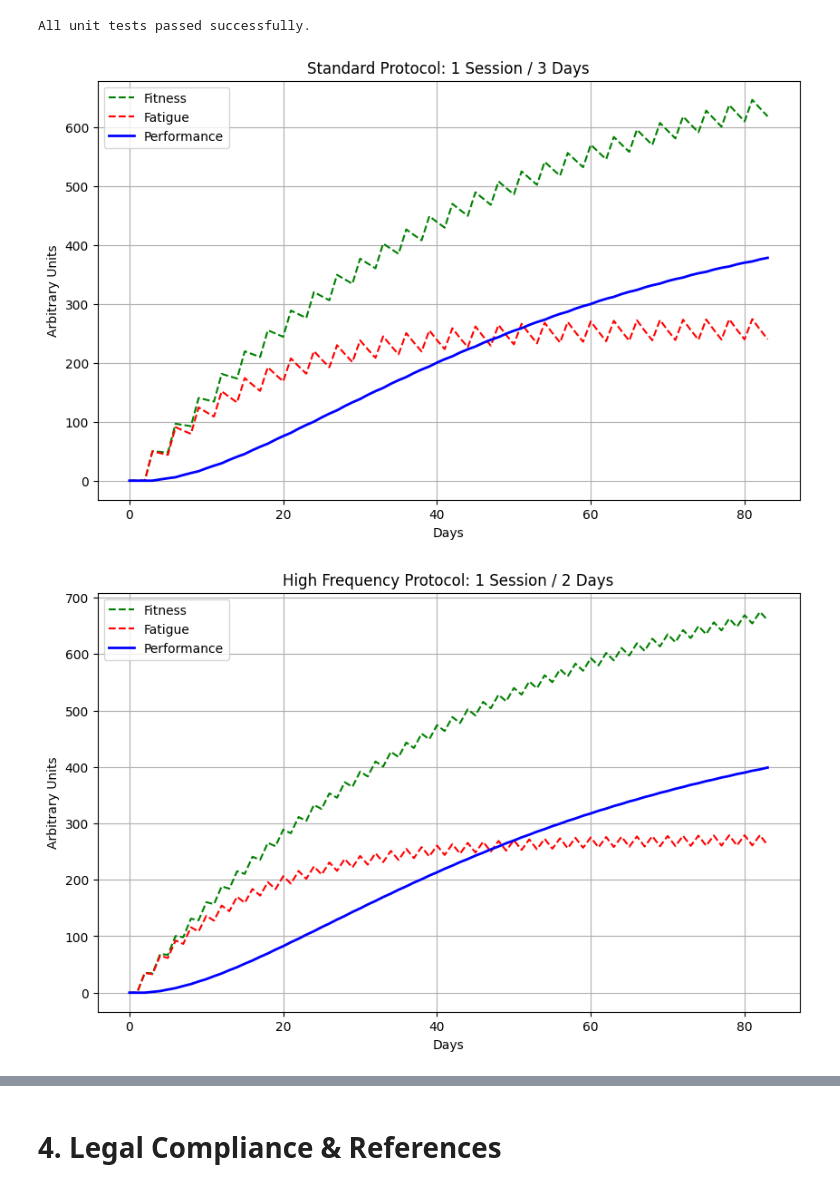
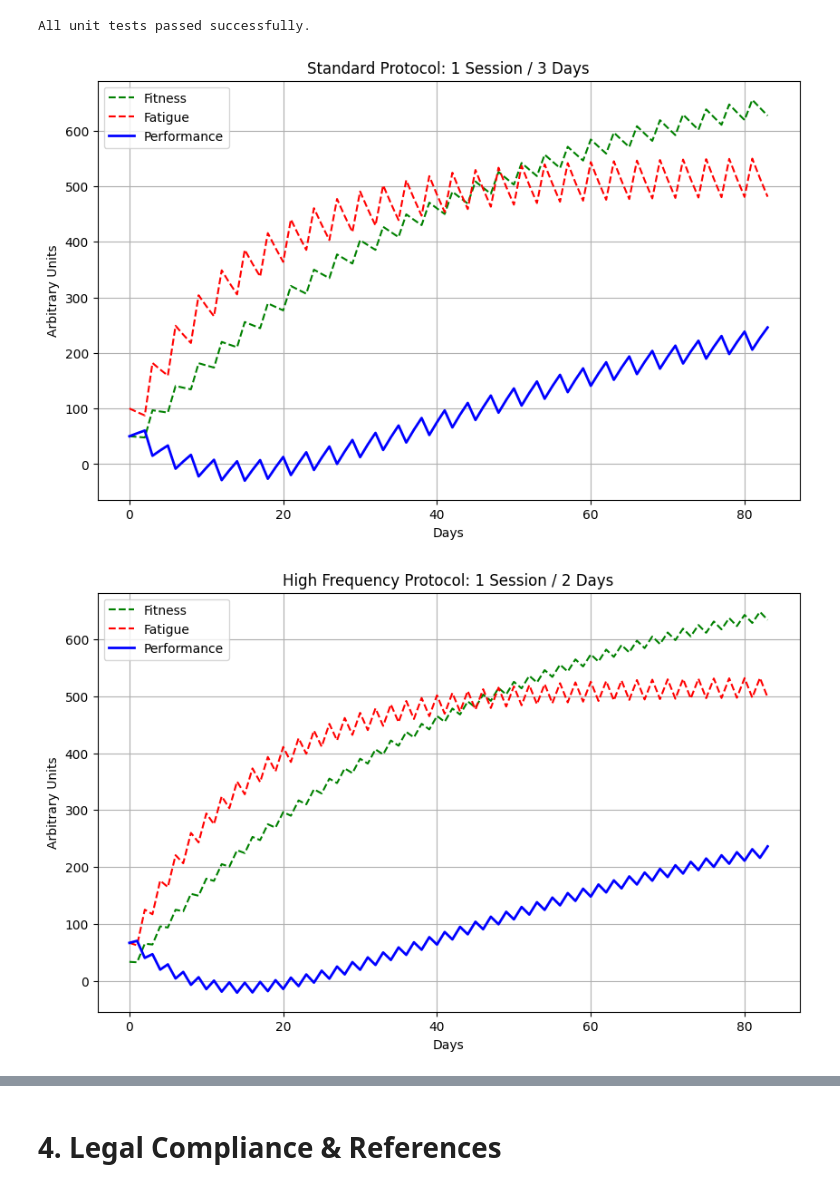
Before and after one commit to AlexGekov/hypertrophy-and-fatigue, a Jupyter notebook: hypertrophy_model.ipynb, the cells around one changed output, grey strips where cells are left out. Saved outputs shown, nothing was run; the diff lists cells and outputs as text; code cells hidden in the pictures.

```diff
--- a/hypertrophy_model.ipynb
+++ b/hypertrophy_model.ipynb
@@ -32,18 +55 @@ def calc_decay(previous_value, tau, dose):
-# %%
-def simulate_training_block(days, tau1, tau2, doses):
-    """Simulates a training block over a given number of days."""
-    fitness = np.zeros(days)
-    fatigue = np.zeros(days)
-    performance = np.zeros(days)
-
-    for t in range(1, days):
-        fitness[t] = calc_decay(fitness[t-1], tau1, doses[t])
-        fatigue[t] = calc_decay(fatigue[t-1], tau2, doses[t])
-        performance[t] = fitness[t] - fatigue[t]
-
-    return fitness, fatigue, performance
-
-days = 84
-standard_doses = np.zeros(days)
-standard_doses[::3] = 50
 # %%
@@ -66,15 +79,18 @@ def plot_simulation(fitness, fatigue, performance, title):
     plt.grid(True)
     plt.show()
 
-fit_std, fat_std, perf_std = simulate_training_block(days, 45, 15, standard_doses)
+standard_doses = np.zeros(days)
+standard_doses[::3] = 50
+
+fit_std, fat_std, perf_std = simulate_training_block(days, 45, 15, 1.0, 2.0, standard_doses)
 plot_simulation(fit_std, fat_std, perf_std, 'Standard Protocol: 1 Session / 3 Days')
 # %% [output]
-[figure, old version]
+[figure, new version]
 # %%
 high_freq_doses = np.zeros(days)
-high_freq_doses[::2] = 35
-fit_hf, fat_hf, perf_hf = simulate_training_block(days, 45, 15, high_freq_doses)
+high_freq_doses[::2] = 33.33
+fit_hf, fat_hf, perf_hf = simulate_training_block(days, 45, 15, 1.0, 2.0, high_freq_doses)
 
 plot_simulation(fit_hf, fat_hf, perf_hf, 'High Frequency Protocol: 1 Session / 2 Days')
 # %% [output]
-[figure, old version]
+[figure, new version]
```
Also changed, not shown: parts of 6 cells of this notebook, 1 other file.
